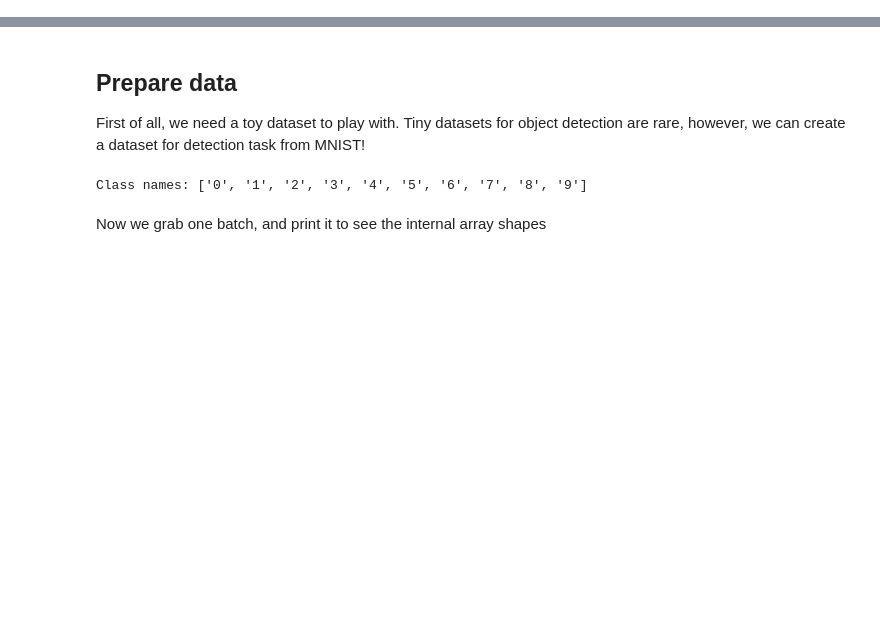
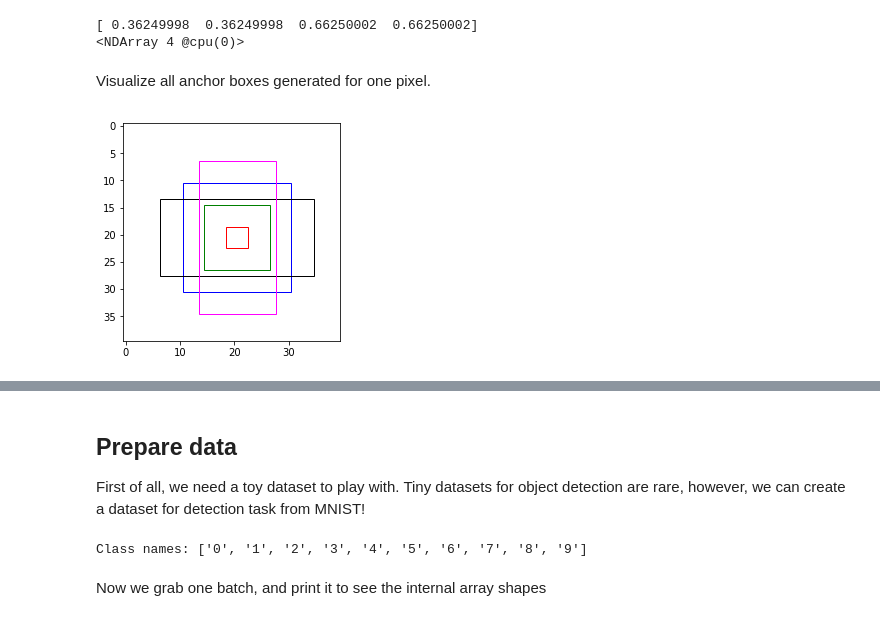
Before and after one commit to zackchase/mxnet-the-straight-dope, a Jupyter notebook: P06-C03-object-detection.ipynb, the cells around one changed output, grey strips where cells are left out. Drawn from its saved outputs; the diff is of its cells as text; code cells hidden in the pictures; blank space fills up the shorter version.

```diff
--- a/P06-C03-object-detection.ipynb
+++ b/P06-C03-object-detection.ipynb
@@ -19,0 +29,35 @@ import time
+# %%
+from mxnet import nd
+from mxnet.contrib.ndarray import MultiBoxPrior
+
+n = 40
+# shape: batch x channel x height x weight
+x = nd.random_uniform(shape=(1, 3, n, n))
+
+y = MultiBoxPrior(x, sizes=[.5, .3, .1], ratios=[1, 2, .5])
+
+# the first anchor box generated for pixel at (20,20)
+# its format is (x_min, y_min, x_max, y_max)
+boxes = y.reshape((n, n, -1, 4))
+print(boxes[20, 20, 1, :])
+# %% [output]
+[ 0.36249998  0.36249998  0.66250002  0.66250002]
+<NDArray 4 @cpu(0)>
+# %% [markdown]
+Visualize all anchor boxes generated for one pixel.
+# %%
+import matplotlib.pyplot as plt
+def box_to_rect(box, color):
+    """convert an anchor box to a matplotlib rectangle"""
+    box = box.asnumpy()
+    return plt.Rectangle(
+        (box[0], box[1]), (box[2]-box[0]), (box[3]-box[1]),
+        fill=False, edgecolor=color)
+colors = ['blue', 'green', 'red', 'black', 'magenta']
+plt.imshow(nd.ones((n, n, 3)).asnumpy())
+anchors = boxes[20, 20, :, :]
+for i in range(anchors.shape[0]):
+    plt.gca().add_patch(box_to_rect(anchors[i,:]*n, colors[i]))
+plt.show()
+# %% [output]
+[figure, added]
```
Also changed, not shown: parts of 28 cells of this notebook.
